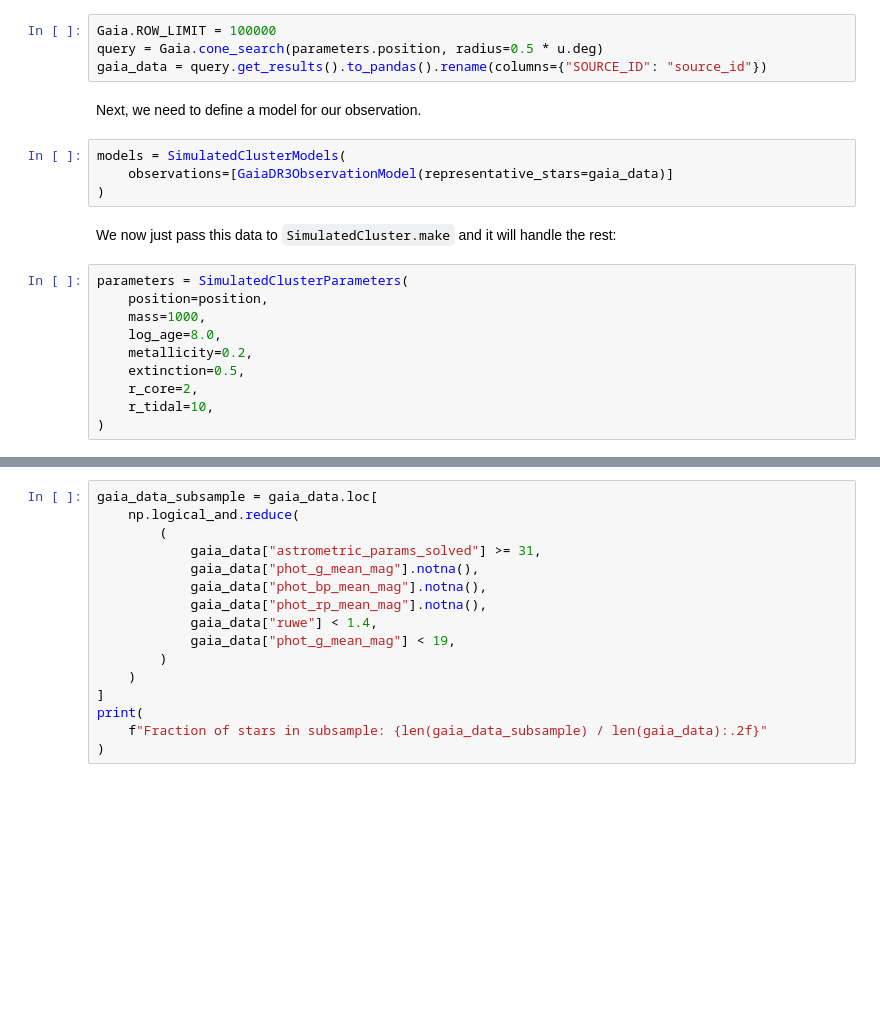
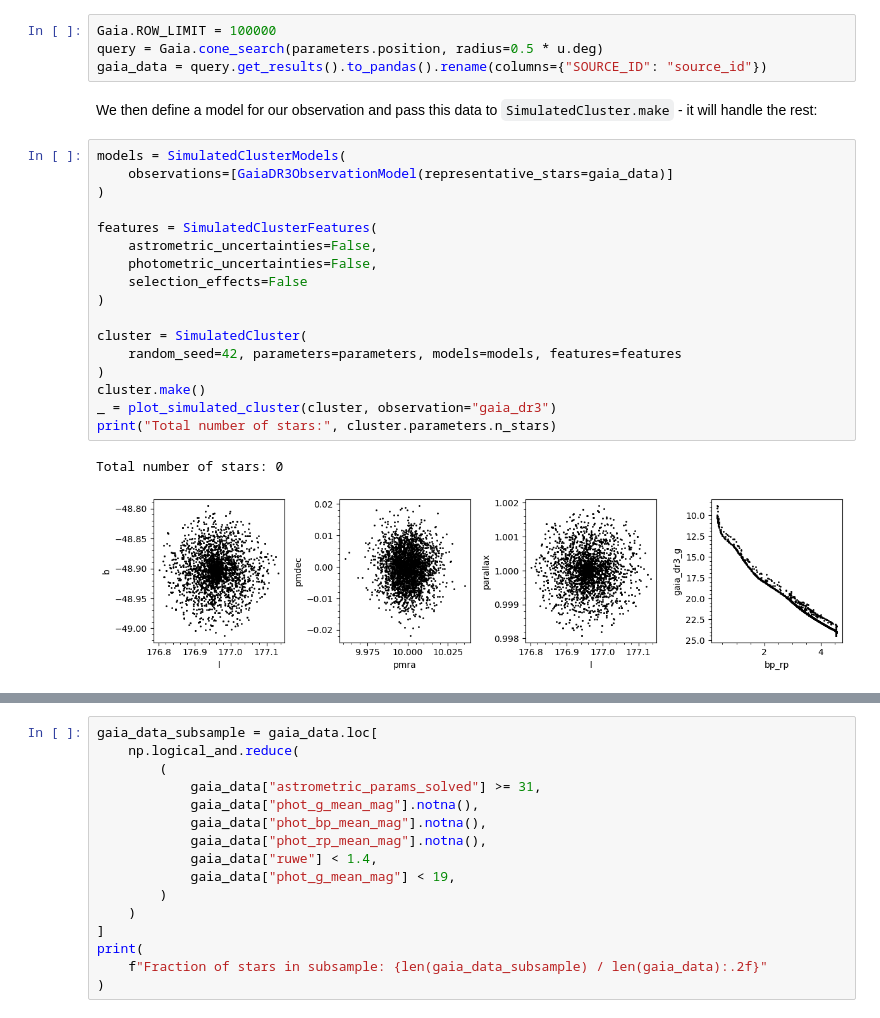
Before and after one commit to emilyhunt/ocelot, a Jupyter notebook: docs/tutorials/simulate_a_cluster.ipynb, the cells around one changed output, grey strips where cells are left out. Cells and saved outputs as stored; diff of their text form; blank space fills up the shorter version.

```diff
--- a/docs/tutorials/simulate_a_cluster.ipynb
+++ b/docs/tutorials/simulate_a_cluster.ipynb
@@ -161,21 +179,25 @@ Let's simulate a Gaia observation. Currently, to estimate errors, this also mean
 Gaia.ROW_LIMIT = 100000
 query = Gaia.cone_search(parameters.position, radius=0.5 * u.deg)
 gaia_data = query.get_results().to_pandas().rename(columns={"SOURCE_ID": "source_id"})
-# %% [markdown]
-Next, we need to define a model for our observation.
-# %%
-models = SimulatedClusterModels(
-    observations=[GaiaDR3ObservationModel(representative_stars=gaia_data)]
-)
 # %% [markdown]
-We now just pass this data to `SimulatedCluster.make` and it will handle the rest:
+We then define a model for our observation and pass this data to `SimulatedCluster.make` - it will handle the rest:
-# %%
-parameters = SimulatedClusterParameters(
-    position=position,
-    mass=1000,
-    log_age=8.0,
-    metallicity=0.2,
-    extinction=0.5,
-    r_core=2,
-    r_tidal=10,
-)
+# %%
+models = SimulatedClusterModels(
+    observations=[GaiaDR3ObservationModel(representative_stars=gaia_data)]
+)
+
+features = SimulatedClusterFeatures(
+    astrometric_uncertainties=False,
+    photometric_uncertainties=False,
+    selection_effects=False
+)
+
+cluster = SimulatedCluster(
+    random_seed=42, parameters=parameters, models=models, features=features
+)
+cluster.make()
+_ = plot_simulated_cluster(cluster, observation="gaia_dr3")
+print("Total number of stars:", cluster.parameters.n_stars)
+# %% [output]
+Total number of stars: 0
+[figure, added]
```
Also changed, not shown: parts of 50 cells of this notebook, 7 other files.
